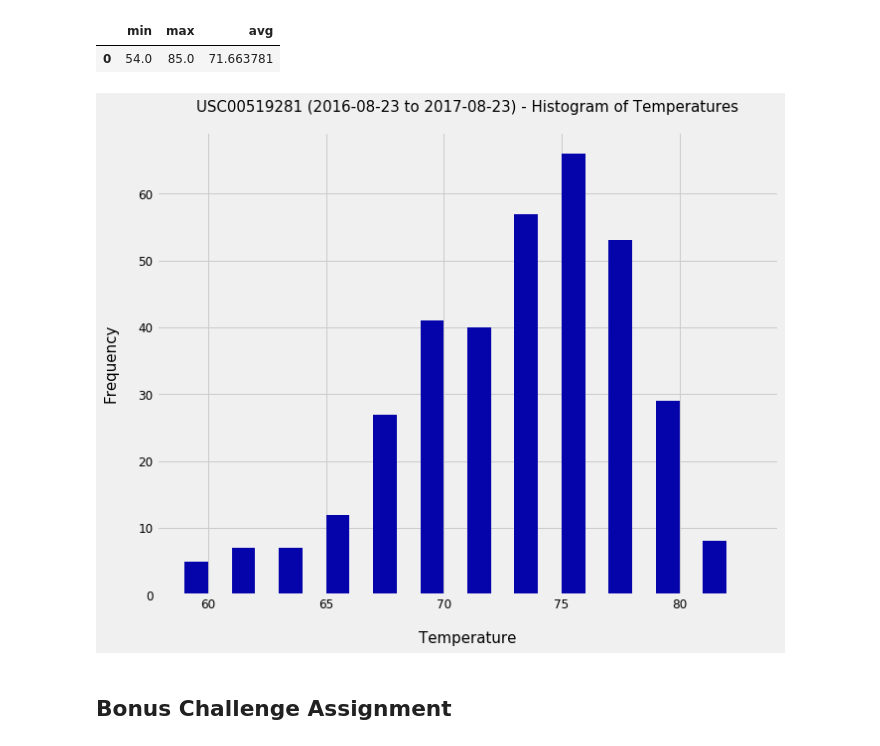
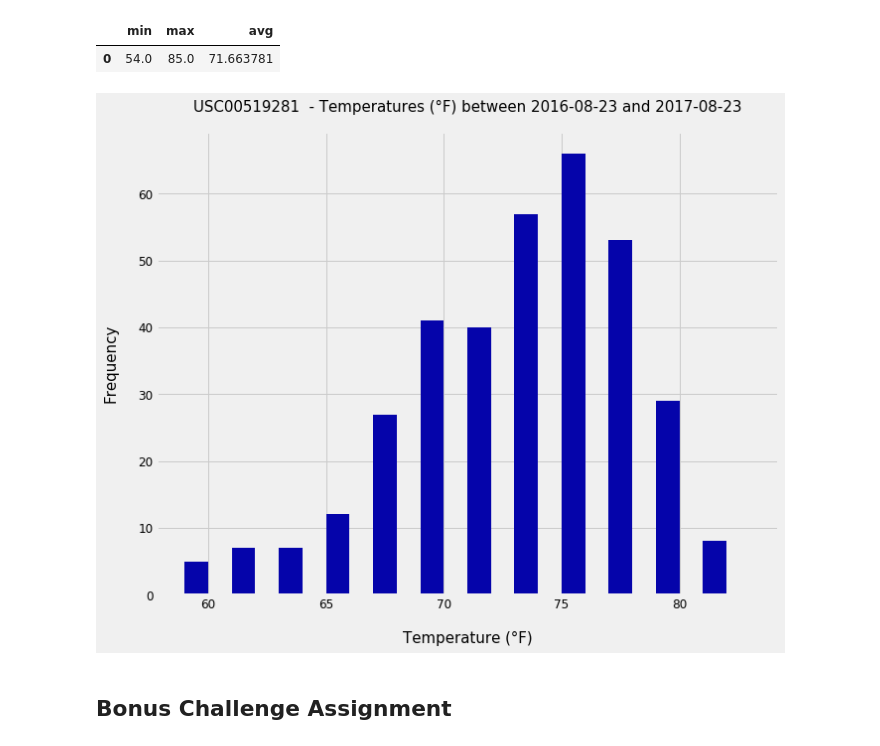
Before and after one commit to McGlash/Hawaii-Climate-Analysis, a Jupyter notebook: climate_starter.ipynb, the cells around one changed output. Saved outputs shown, nothing was run; the diff lists cells and outputs as text; code cells hidden in the pictures.

```diff
--- a/climate_starter.ipynb
+++ b/climate_starter.ipynb
@@ -244,36 +261,35 @@ Most Active Station - Summary Temperature Statistics
     #id of most temp obs
 most_temp_obs= session.query(measurement_table.station,
                             func.count(measurement_table.tobs)).\
                       group_by(measurement_table.station).\
                       order_by(desc(func.count(measurement_table.tobs))).first()
     #query
 most_temp_obs_and_last_year_data = session.query(measurement_table.tobs).\
                                            filter(measurement_table.station == most_temp_obs[0]).\
                                            filter(measurement_table.date>=edge_date).\
                                            all()
 
     #create list
 
 temp_data = []
 
 for record in most_temp_obs_and_last_year_data:
     temp_data.append(record[0])
 
 temp_data
 
     #plot histogram
 
 plt.figure(figsize=[10,8])
 
 plt.hist(temp_data, bins=12, width = 1, color='#0504aa')
-plt.xlabel('Temperature',fontsize=15, labelpad=20)
+plt.xlabel('Temperature (\N{DEGREE SIGN}F)',fontsize=15, labelpad=20)
 plt.ylabel('Frequency',fontsize=15, labelpad=20)
 plt.xticks(fontsize=12)
 plt.yticks(fontsize=12)
-plt.ylabel('Frequency',fontsize=15)
-plt.title(f'{most_temp_obs[0]} ({edge_date} to {newest_date}) - Histogram of Temperatures',fontsize=15, pad=20)
+plt.title(f'{most_temp_obs[0]}  - Temperatures (\N{DEGREE SIGN}F) between {edge_date} and {newest_date}',fontsize=15, pad=20)
 plt.show()
 # %% [output]
-[figure, old version]
+[figure, new version]
 # %% [markdown]
 ## Bonus Challenge Assignment
```
Also changed, not shown: parts of 21 cells of this notebook.
